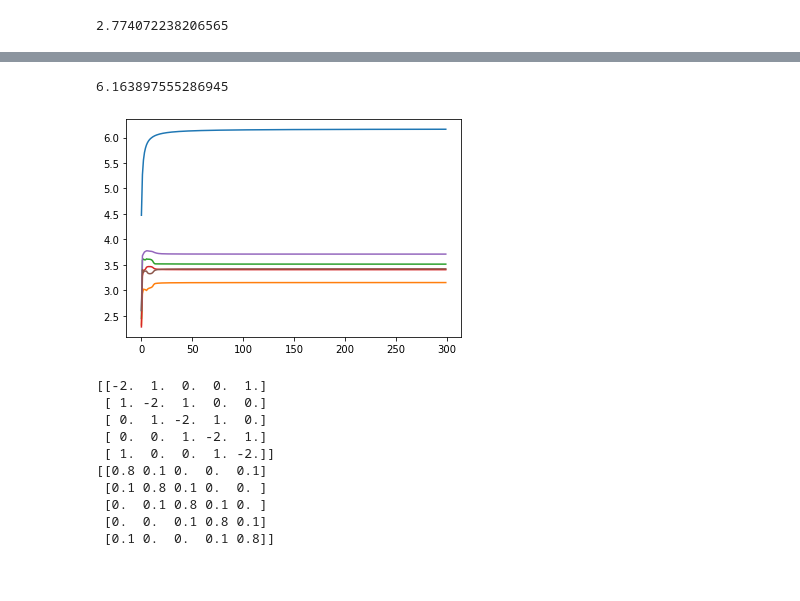
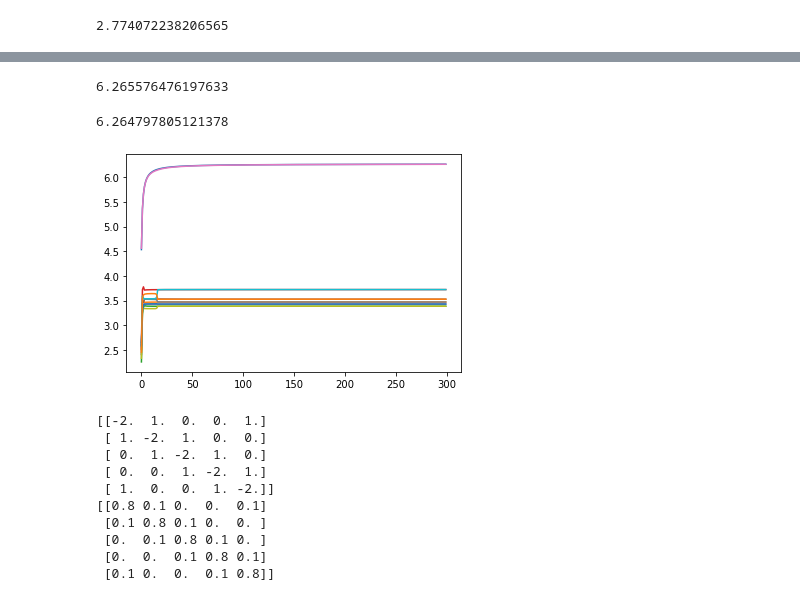
Before and after one commit to sundave1998/ARNPG-MORL, a Jupyter notebook: Tabular MDP (oracle)/Untitled.ipynb, the cells around one changed output, grey strips where cells are left out. Cells and saved outputs as stored; diff of their text form; code cells hidden in the pictures.

```diff
--- a/Tabular MDP (oracle)/Untitled.ipynb
+++ b/Tabular MDP (oracle)/Untitled.ipynb
@@ -78,14 +84,40 @@ for i in tqdm(range(N)):
+# %%
+temp = MO_MDP(rewards, s, a, rho, gamma, prob_transition, model=model)
+for i in tqdm(range(N)):
+    temp.Centralized_log_NPG_step(verbose = False)
+plt.plot(temp.Q_record)
+plt.plot(temp.V_record[0])
+plt.plot(temp.V_record[1])
+plt.plot(temp.V_record[2])
+plt.plot(temp.V_record[3])
+plt.plot(temp.V_record[4])
+print(temp.Q_record[-1])
+
+temp = MO_ARNPG_MDP(rewards, s, a, rho, gamma, prob_transition, model=model)
+for i in tqdm(range(N)):
+    temp.Centalized_ARNPG_step(verbose = False)
+plt.plot(temp.Q_record)
+plt.plot(temp.V_record[0])
+plt.plot(temp.V_record[1])
+plt.plot(temp.V_record[2])
+plt.plot(temp.V_record[3])
+plt.plot(temp.V_record[4])
+print(temp.Q_record[-1])
+# %% [output]
+6.265576476197633
+6.264797805121378
+[figure, added]
 # %%
-plt.plot(temp.Q_record)
-plt.plot(temp.V_record[0])
-plt.plot(temp.V_record[1])
-plt.plot(temp.V_record[2])
-plt.plot(temp.V_record[3])
-plt.plot(temp.V_record[4])
-print(temp.Q_record[-1])
+# temp = MO_ARNPG_MDP(rewards, s, a, rho, gamma, prob_transition, model=model)
+# for i in tqdm(range(N)):
+#     temp.Centalized_ARNPG_step(verbose = False)
+# plt.plot(temp.Q_record)
+# plt.plot(temp.V_record[0])
+# plt.plot(temp.V_record[1])
+# plt.plot(temp.V_record[2])
+# plt.plot(temp.V_record[3])
+# plt.plot(temp.V_record[4])
+# print(temp.Q_record[-1])
-# %% [output]
-6.163897555286945
-[figure, removed]
 # %%
 agent_num = 5
 Laplacian = np.zeros((agent_num, agent_num))
```
Also changed, not shown: parts of 14 cells of this notebook, 4 other files.
